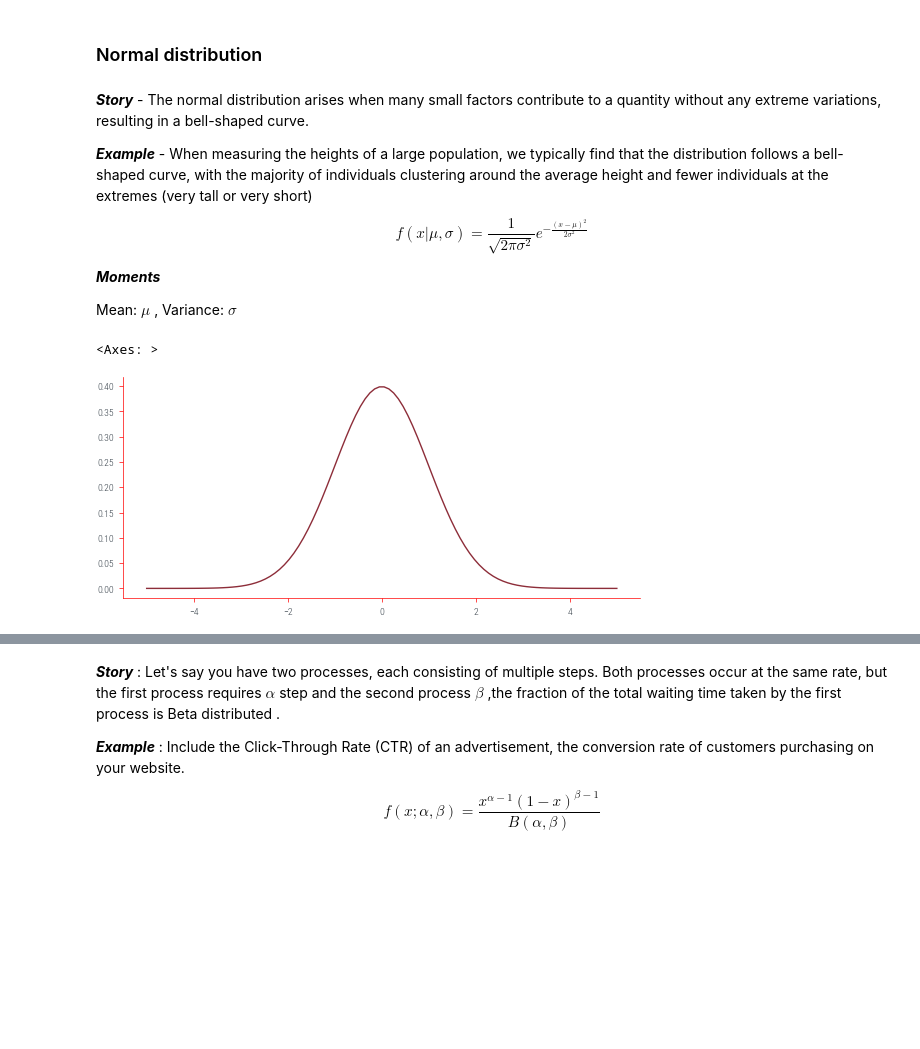
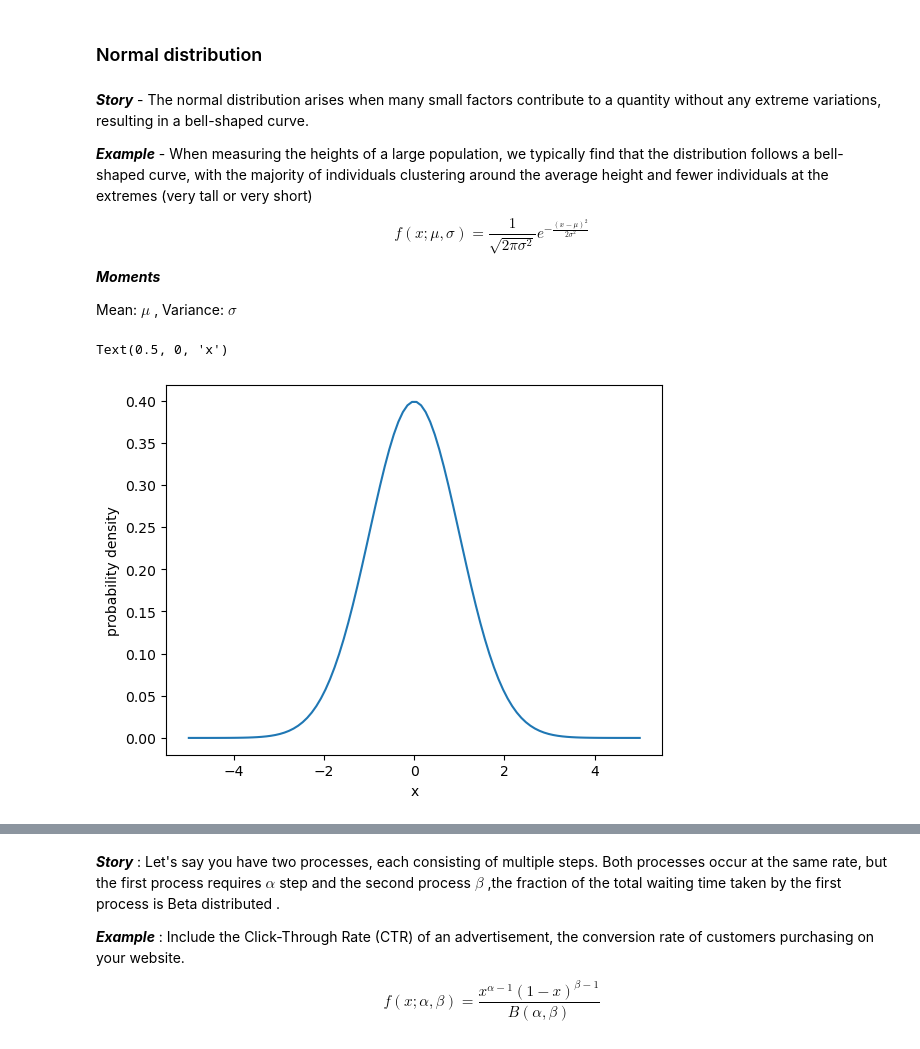
Before and after one commit to rishabh-mondal/Rishabh-mondal.github.io, a Jupyter notebook: posts/Sampling_distributions.ipynb, the cells around one changed output, grey strips where cells are left out. Drawn from its saved outputs; the diff is of its cells as text; code cells hidden in the pictures; blank space fills up the shorter version.

```diff
--- a/posts/Sampling_distributions.ipynb
+++ b/posts/Sampling_distributions.ipynb
@@ -15,8 +17,6 @@ import matplotlib.pyplot as plt
 import torch
 import torch.distributions as dist
 import math
-from tueplots import bundles
-plt.rcParams.update(bundles.beamer_moml())
 from IPython.display import Image
 import warnings
 warnings.filterwarnings('ignore')
@@ -148,7 +203,7 @@ If we index the categories with sequential integers from 1 to N, the distributio
 ***Example*** - When measuring the heights of a large population, we typically find that the distribution follows a bell-shaped curve, with the majority of individuals clustering around the average height and fewer individuals at the extremes (very tall or very short)
 
 $$
-f(x|\mu, \sigma) = \frac{1}{\sqrt{2\pi\sigma^2}} e^{-\frac{(x-\mu)^2}{2\sigma^2}}
+f(x;\mu, \sigma) = \frac{1}{\sqrt{2\pi\sigma^2}} e^{-\frac{(x-\mu)^2}{2\sigma^2}}
 $$
 
 ***Moments***
@@ -158,15 +213,15 @@ Variance: $\sigma$
 # %%
 from torch.distributions import Normal
 mean = torch.tensor([0.0])
 stddev = torch.tensor([1.0])
 dist = Normal(mean, stddev)
 x = np.linspace(-5, 5, 100)
-# Calculate the corresponding probability density for each x
 pdf = torch.exp(dist.log_prob(torch.tensor(x))).numpy()
 
 # Plot the normal distribution
 plt.plot(x, pdf)
-format_axes(plt.gca())
+plt.ylabel("probability density")
+plt.xlabel("x")
 # %% [output]
-<Axes: >
+Text(0.5, 0, 'x')
-[figure, old version]
+[figure, new version]
```
Also changed, not shown: parts of 29 cells of this notebook, 22 other files.
